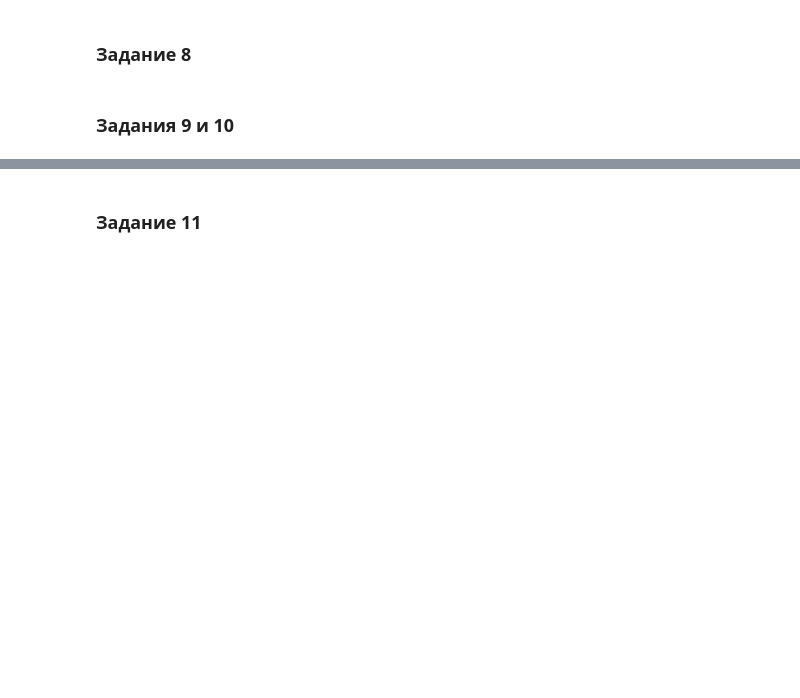
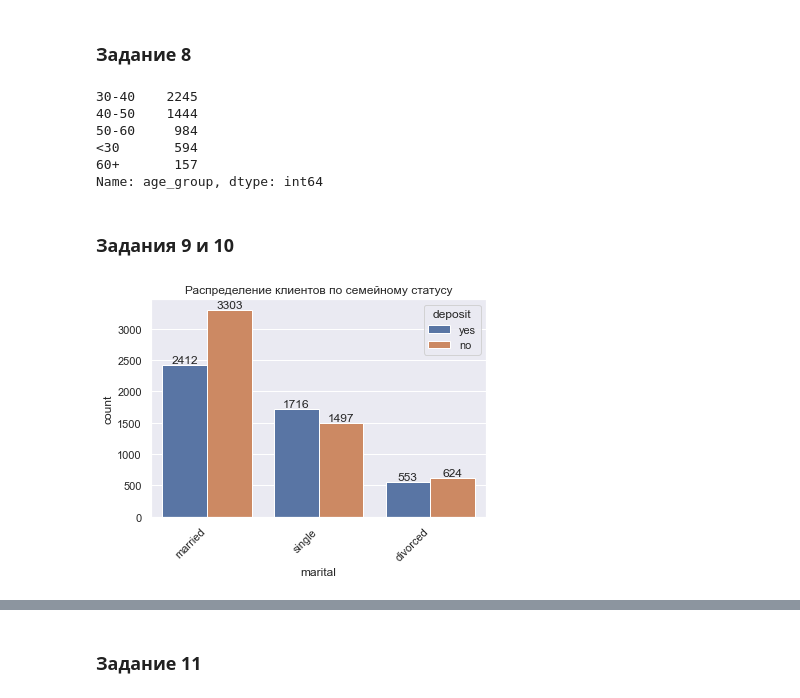
Before and after one commit to hoittoken/Python, a Jupyter notebook: Py/project_4/Project_4_ML.ipynb, the cells around one changed output, grey strips where cells are left out. Drawn from its saved outputs; the diff is of its cells as text; code cells hidden in the pictures; blank space fills up the shorter version.

```diff
--- a/Py/project_4/Project_4_ML.ipynb
+++ b/Py/project_4/Project_4_ML.ipynb
@@ -83,9 +181,42 @@ df = pd.read_csv('bank_fin.csv', sep = ';')
 ### Задание 8
 # %%
 # создайте возрастные группы и определите, в каких группах более склонны открывать депозит, чем отказываться от предложения
+def get_age(age):
+    """_распределитель по возрастным группам_
+
+    """
+    if age <30:
+        return '<30'
+    elif 30 <= age < 40:
+        return '30-40'
+    elif 40 <= age < 50:
+        return '40-50'
+    elif 50 <= age < 60:
+        return '50-60'
+    else:
+        return '60+'
+
+df['age_group'] = df['age'].apply(get_age)
+
+df['age_group'][df['deposit'] == 'no'].value_counts()
+# %% [output]
+30-40    2245
+40-50    1444
+50-60     984
+<30       594
+60+       157
+Name: age_group, dtype: int64
 # %% [markdown]
 ### Задания 9 и 10
 # %%
 # постройте визуализации для открывших и неоткрывших депозит в зависимости от семейного статуса
+_, ax = plt.subplots()
+ax.set_title('Распределение клиентов по семейному статусу')
+plt.xticks(rotation=45, ha='right')
+sns.countplot(data=df[['marital','deposit']], x='marital', hue='deposit')
+ax.bar_label(ax.containers[0])
+ax.bar_label(ax.containers[1]);
+# %% [output]
+[figure, added]
 # %%
 # постройте визуализации для открывших и неоткрывших депозит в зависимости от образования
```
Also changed, not shown: parts of 27 cells of this notebook.
